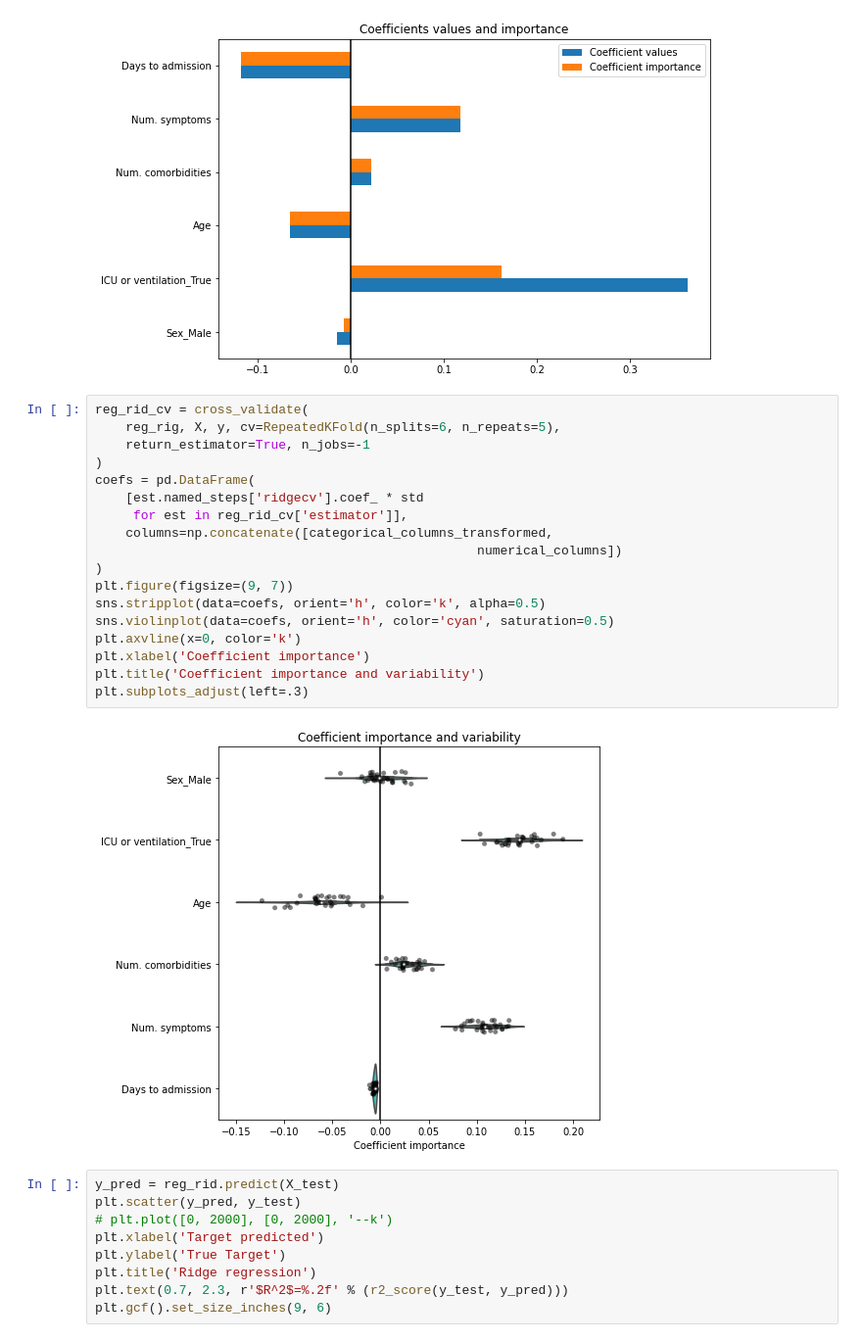
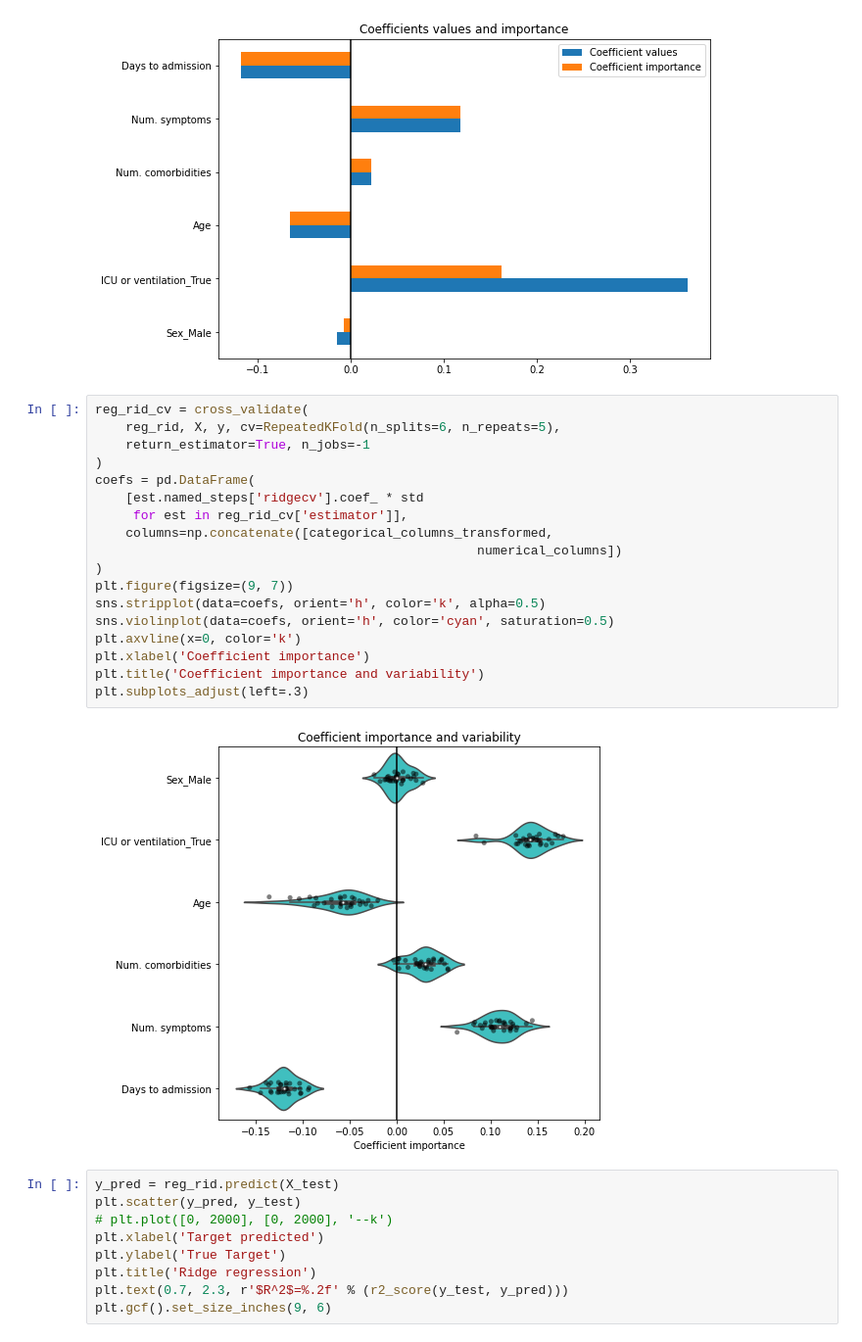
Before and after one commit to ccontrer/20-08Covid19Physiology, a Jupyter notebook: python/04 COVID-19 Prognosis (Alberta restricted).ipynb, the cells around one changed output. Shown at 98% size. Cells and saved outputs as stored; diff of their text form.

```diff
--- a/python/04 COVID-19 Prognosis (Alberta restricted).ipynb
+++ b/python/04 COVID-19 Prognosis (Alberta restricted).ipynb
@@ -536,24 +542,24 @@ plt.title('Coefficients values and importance');
 [figure]
 # %%
 reg_rid_cv = cross_validate(
-    reg_rig, X, y, cv=RepeatedKFold(n_splits=6, n_repeats=5),
+    reg_rid, X, y, cv=RepeatedKFold(n_splits=6, n_repeats=5),
     return_estimator=True, n_jobs=-1
 )
 coefs = pd.DataFrame(
     [est.named_steps['ridgecv'].coef_ * std
      for est in reg_rid_cv['estimator']],
     columns=np.concatenate([categorical_columns_transformed,
                                                   numerical_columns])
 )
 plt.figure(figsize=(9, 7))
 sns.stripplot(data=coefs, orient='h', color='k', alpha=0.5)
 sns.violinplot(data=coefs, orient='h', color='cyan', saturation=0.5)
 plt.axvline(x=0, color='k')
 plt.xlabel('Coefficient importance')
 plt.title('Coefficient importance and variability')
 plt.subplots_adjust(left=.3)
 # %% [output]
-[figure, old version]
+[figure, new version]
 # %%
 y_pred = reg_rid.predict(X_test)
 plt.scatter(y_pred, y_test)
```
Also changed, not shown: parts of 15 cells of this notebook, 1 other file.
